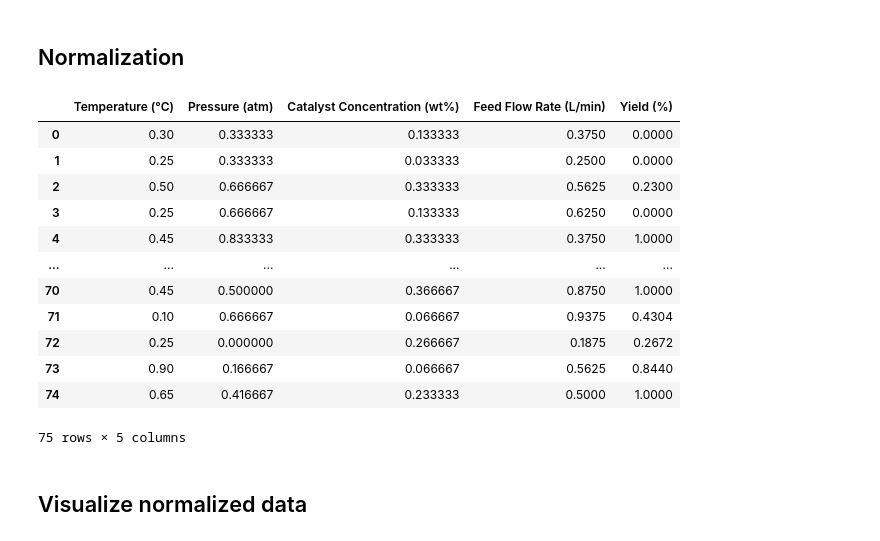
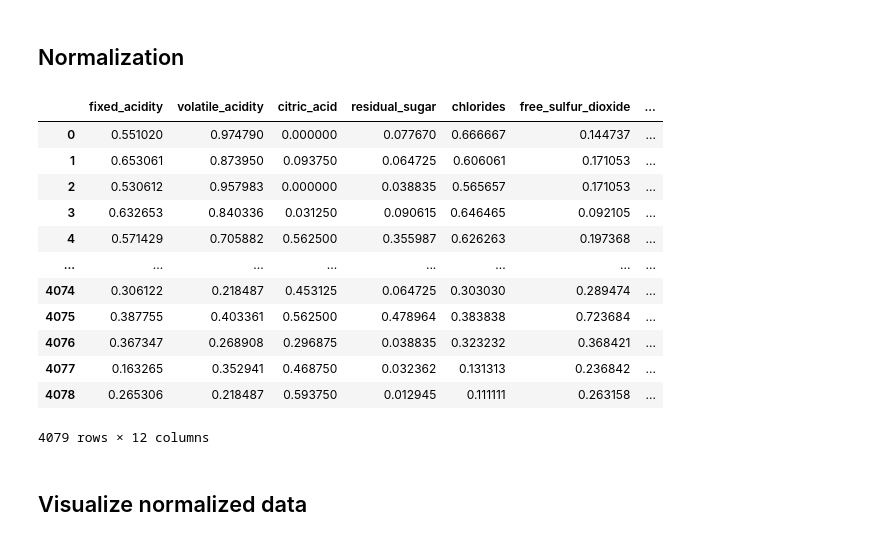
Before and after one commit to dissabnd/Applied-AI-in-Chemical-and-Process-Engineering, a Jupyter notebook: 2_MLpipeline.ipynb, the cells around one changed output. Drawn from its saved outputs; the diff is of its cells as text; code cells hidden in the pictures.

```diff
--- a/2_MLpipeline.ipynb
+++ b/2_MLpipeline.ipynb
@@ -293,0 +280,13 @@ Shape after outlier removal: (75, 5)
+# %%
+# prompt: remove all outliers of dfnum3 using IQR method and create a table called dfclean
+
+# Apply IQR method to remove outliers
+Q1 = dfnum3.quantile(0.25)
+Q3 = dfnum3.quantile(0.75)
+IQR = Q3 - Q1
+
+dfclean = dfnum3[~((dfnum3 < (Q1 - 1.5 * IQR)) |(dfnum3 > (Q3 + 1.5 * IQR))).any(axis=1)]
+
+print("Original shape:", dfnum3.shape)
+print("Shape after outlier removal:", dfclean.shape)
+dfclean.head()
@@ -309,25 +324,25 @@ array([[<Axes: title={'center': 'Temperature (°C)'}>,
 # %%
 # prompt: normalize the data using min-max scaling for dfcleaned. create a new df called dfnorm
 
 from sklearn.preprocessing import MinMaxScaler
 
 scaler = MinMaxScaler()
-dfnorm = pd.DataFrame(scaler.fit_transform(dfcleaned), columns=dfcleaned.columns)
+dfnorm = pd.DataFrame(scaler.fit_transform(dfclean), columns=dfclean.columns)
 dfnorm
 # %% [output]
-|  | Temperature (°C) | Pressure (atm) | Catalyst Concentration (wt%) | Feed Flow Rate (L/min) | Yield (%) |
-| 0 | 0.30 | 0.333333 | 0.133333 | 0.3750 | 0.0000 |
-| 1 | 0.25 | 0.333333 | 0.033333 | 0.2500 | 0.0000 |
-| 2 | 0.50 | 0.666667 | 0.333333 | 0.5625 | 0.2300 |
-| 3 | 0.25 | 0.666667 | 0.133333 | 0.6250 | 0.0000 |
-| 4 | 0.45 | 0.833333 | 0.333333 | 0.3750 | 1.0000 |
-| ... | ... | ... | ... | ... | ... |
-| 70 | 0.45 | 0.500000 | 0.366667 | 0.8750 | 1.0000 |
-| 71 | 0.10 | 0.666667 | 0.066667 | 0.9375 | 0.4304 |
-| 72 | 0.25 | 0.000000 | 0.266667 | 0.1875 | 0.2672 |
-| 73 | 0.90 | 0.166667 | 0.066667 | 0.5625 | 0.8440 |
-| 74 | 0.65 | 0.416667 | 0.233333 | 0.5000 | 1.0000 |
+|  | fixed_acidity | volatile_acidity | citric_acid | residual_sugar | chlorides | free_sulfur_dioxide | ... |
+| 0 | 0.551020 | 0.974790 | 0.000000 | 0.077670 | 0.666667 | 0.144737 | ... |
+| 1 | 0.653061 | 0.873950 | 0.093750 | 0.064725 | 0.606061 | 0.171053 | ... |
+| 2 | 0.530612 | 0.957983 | 0.000000 | 0.038835 | 0.565657 | 0.171053 | ... |
+| 3 | 0.632653 | 0.840336 | 0.031250 | 0.090615 | 0.646465 | 0.092105 | ... |
+| 4 | 0.571429 | 0.705882 | 0.562500 | 0.355987 | 0.626263 | 0.197368 | ... |
+| ... | ... | ... | ... | ... | ... | ... | ... |
+| 4074 | 0.306122 | 0.218487 | 0.453125 | 0.064725 | 0.303030 | 0.289474 | ... |
+| 4075 | 0.387755 | 0.403361 | 0.562500 | 0.478964 | 0.383838 | 0.723684 | ... |
+| 4076 | 0.367347 | 0.268908 | 0.296875 | 0.038835 | 0.323232 | 0.368421 | ... |
+| 4077 | 0.163265 | 0.352941 | 0.468750 | 0.032362 | 0.131313 | 0.236842 | ... |
+| 4078 | 0.265306 | 0.218487 | 0.593750 | 0.012945 | 0.111111 | 0.263158 | ... |
-75 rows × 5 columns
+4079 rows × 12 columns
 # %% [markdown]
 ## Visualize normalized data
 # %%
```
Also changed, not shown: parts of 12 cells of this notebook.
